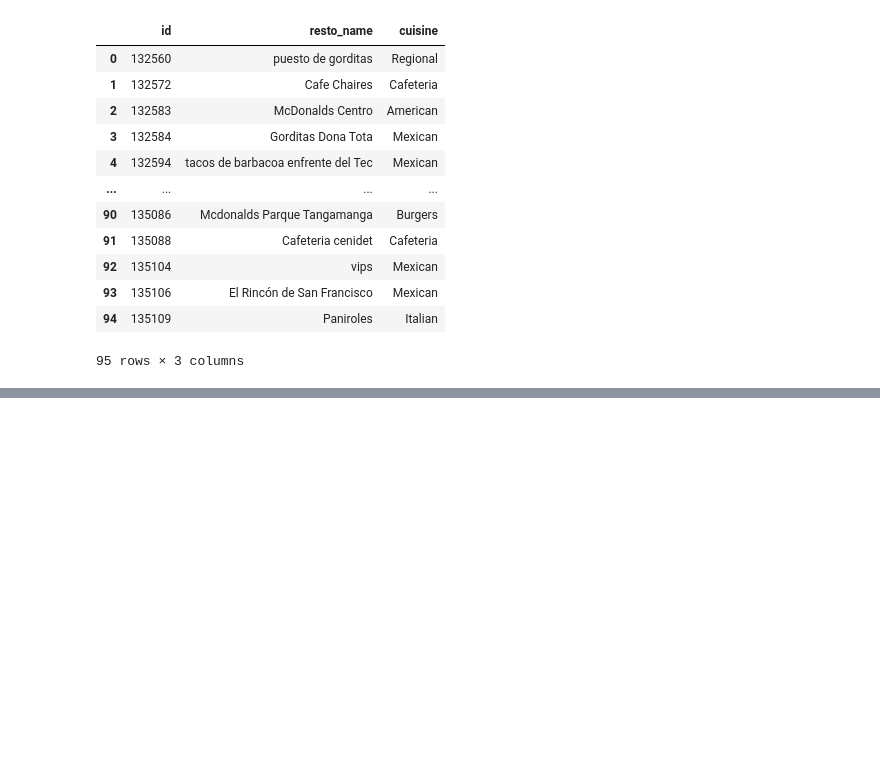
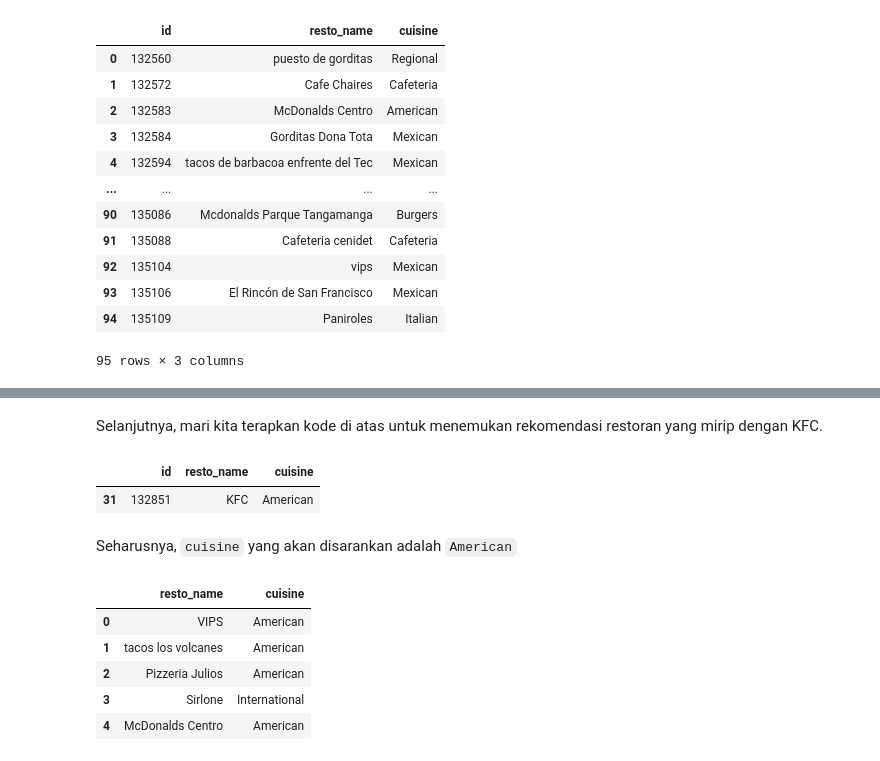
Before and after one commit to Bayhaqieee/Reccomendation_System_Restaurant, a Jupyter notebook: Reccommendation_System_Restaurant.ipynb, the cells around one changed output, grey strips where cells are left out. Cells and saved outputs as stored; diff of their text form; code cells hidden in the pictures; blank space fills up the shorter version.

```diff
--- a/Reccommendation_System_Restaurant.ipynb
+++ b/Reccommendation_System_Restaurant.ipynb
@@ -592,0 +708,56 @@ resto_new
+# %%
+def resto_recommendations(nama_resto, similarity_data=cosine_sim_df, items=data[['resto_name', 'cuisine']], k=5):
+    """
+    Rekomendasi Resto berdasarkan kemiripan dataframe
+
+    Parameter:
+    ---
+    nama_resto : tipe data string (str)
+                Nama Restoran (index kemiripan dataframe)
+    similarity_data : tipe data pd.DataFrame (object)
+                      Kesamaan dataframe, simetrik, dengan resto sebagai
+                      indeks dan kolom
+    items : tipe data pd.DataFrame (object)
+            Mengandung kedua nama dan fitur lainnya yang digunakan untuk mendefinisikan kemiripan
+    k : tipe data integer (int)
+        Banyaknya jumlah rekomendasi yang diberikan
+    ---
+
+
+    Pada index ini, kita mengambil k dengan nilai similarity terbesar
+    pada index matrix yang diberikan (i).
+    """
+
+
+    # Mengambil data dengan menggunakan argpartition untuk melakukan partisi secara tidak langsung sepanjang sumbu yang diberikan
+    # Dataframe diubah menjadi numpy
+    # Range(start, stop, step)
+    index = similarity_data.loc[:,nama_resto].to_numpy().argpartition(
+        range(-1, -k, -1))
+
+    # Mengambil data dengan similarity terbesar dari index yang ada
+    closest = similarity_data.columns[index[-1:-(k+2):-1]]
+
+    # Drop nama_resto agar nama resto yang dicari tidak muncul dalam daftar rekomendasi
+    closest = closest.drop(nama_resto, errors='ignore')
+
+    return pd.DataFrame(closest).merge(items).head(k)
+# %% [markdown]
+Selanjutnya, mari kita terapkan kode di atas untuk menemukan rekomendasi restoran yang mirip dengan KFC.
+# %%
+data[data.resto_name.eq('KFC')]
+# %% [output]
+|  | id | resto_name | cuisine |
+| 31 | 132851 | KFC | American |
+# %% [markdown]
+Seharusnya, `cuisine` yang akan disarankan adalah `American`
+# %%
+# Mendapatkan rekomendasi restoran yang mirip dengan KFC
+resto_recommendations('KFC')
+# %% [output]
+|  | resto_name | cuisine |
+| 0 | VIPS | American |
+| 1 | tacos los volcanes | American |
+| 2 | Pizzeria Julios | American |
+| 3 | Sirlone | International |
+| 4 | McDonalds Centro | American |
```
Also changed, not shown: parts of 13 cells of this notebook.
